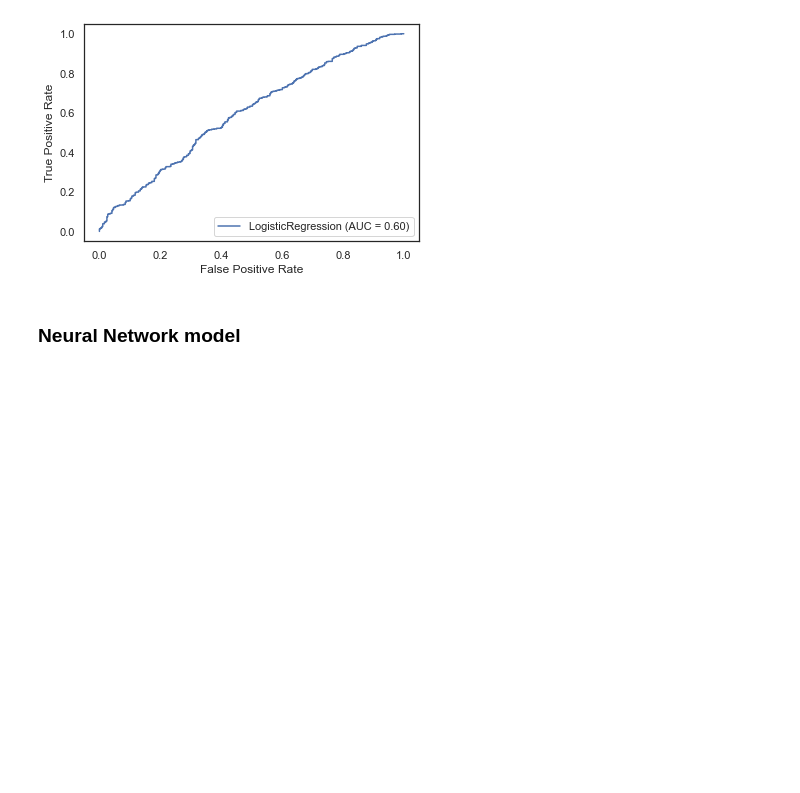
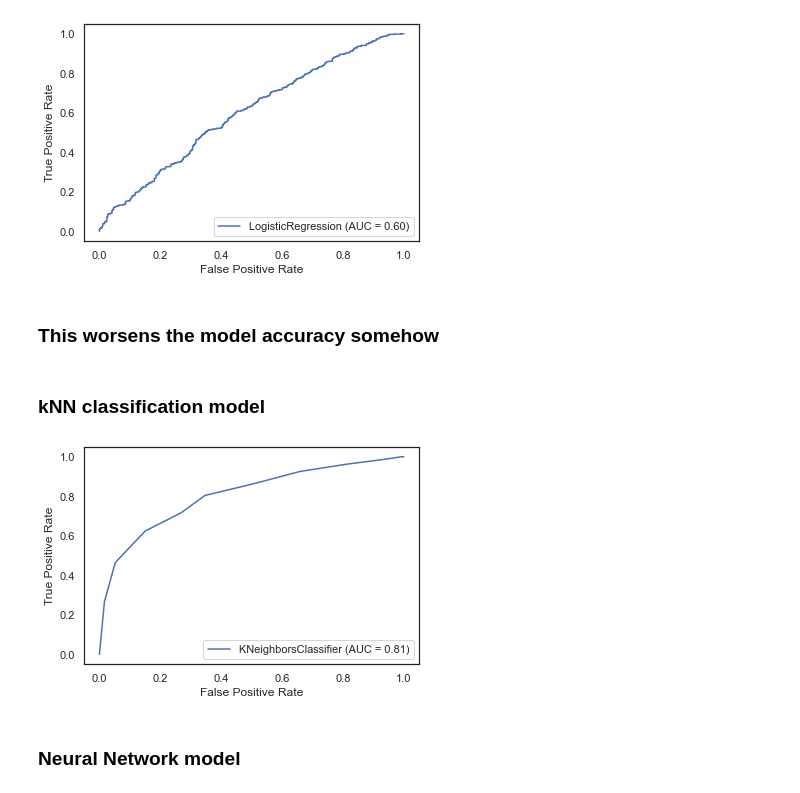
Before and after one commit to nshahpazov/learn-ds-notebooks, a Jupyter notebook: segmetation-class-prediction.ipynb, the cells around one changed output. Cells and saved outputs as stored; diff of their text form; code cells hidden in the pictures; blank space fills up the shorter version.

Commit message:
added knn classifier to the table

```diff
--- a/segmetation-class-prediction.ipynb
+++ b/segmetation-class-prediction.ipynb
@@ -120,10 +114,9 @@ sns.scatterplot(x=df['A'], y=logit, hue=df.Class)
 # apply logistic regression to a train set
 
 # we apply the transformation 1/X, which removes skeweness, but the roc auc score is actually worse this time
-reversed_features = 1 / df[['A', 'B']]
+reversed_features = 1/df[['A', 'B']]
 
-
-X_train, X_test, y_train, y_test = train_test_split(reversed_features, df['Class'] == 'WS', test_size=0.5,
+X_train, X_test, y_train, y_test = train_test_split(reversed_features, df['Class'] == 'PS', test_size=0.5,
                                                    random_state=1)
 lr = LogisticRegression(fit_intercept=True)
 fit = lr.fit(X_train, y_train)
@@ -140,6 +133,17 @@ ROC curves typically feature true positive rate on the Y axis, and false positiv
 plot_roc_curve(lr, X_test, y_test);
 # %% [output]
 [figure]
+# %% [markdown]
+### This worsens the model accuracy somehow
+# %% [markdown]
+### kNN classification model
+# %%
+neighbours_clf = KNeighborsClassifier(n_neighbors=10)
+neighbours_clf.fit(X_train, y_train)
+
+plot_roc_curve(neighbours_clf, X_test, y_test);
+# %% [output]
+[figure, added]
 # %% [markdown]
 ### Neural Network model
 # %%
```
Also changed, not shown: parts of 4 cells of this notebook.
